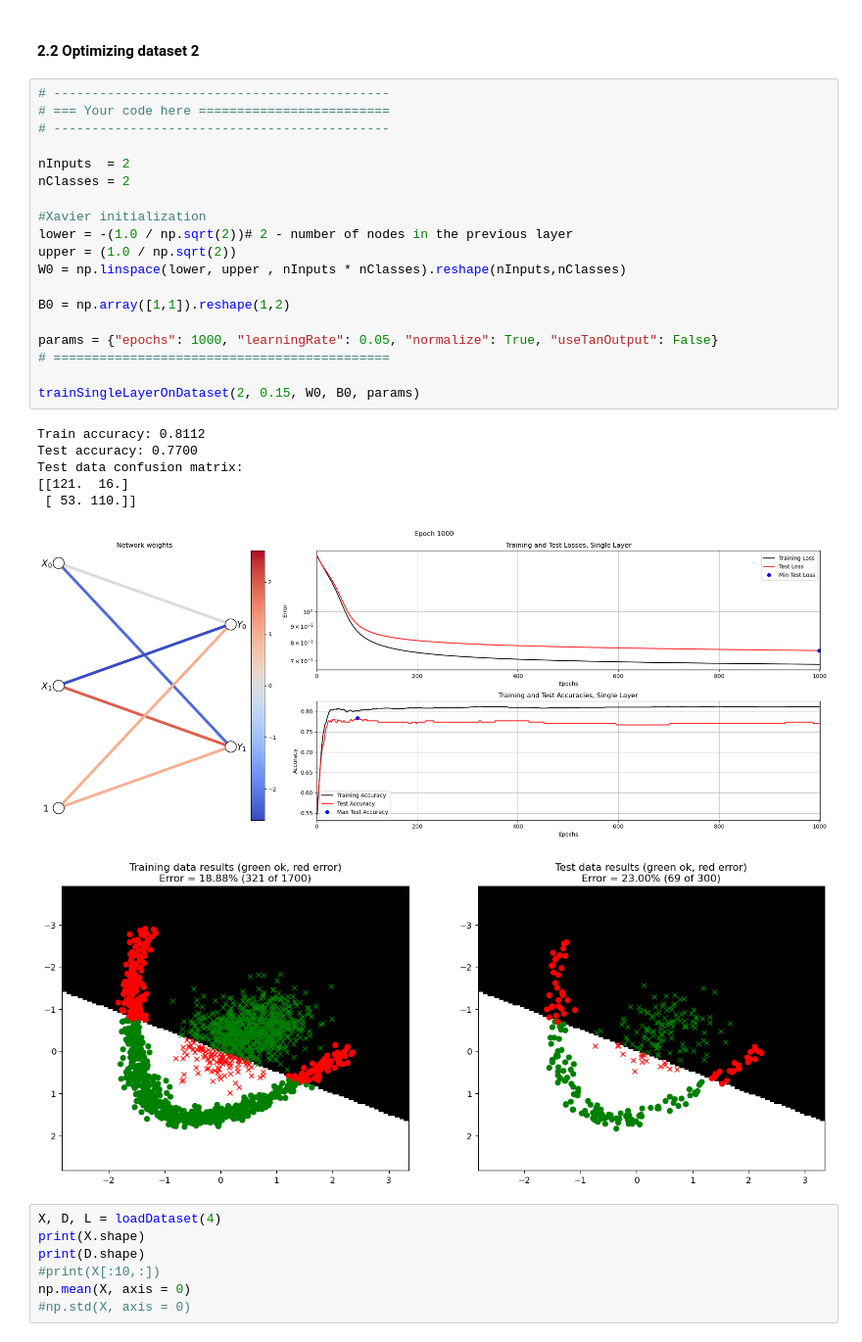
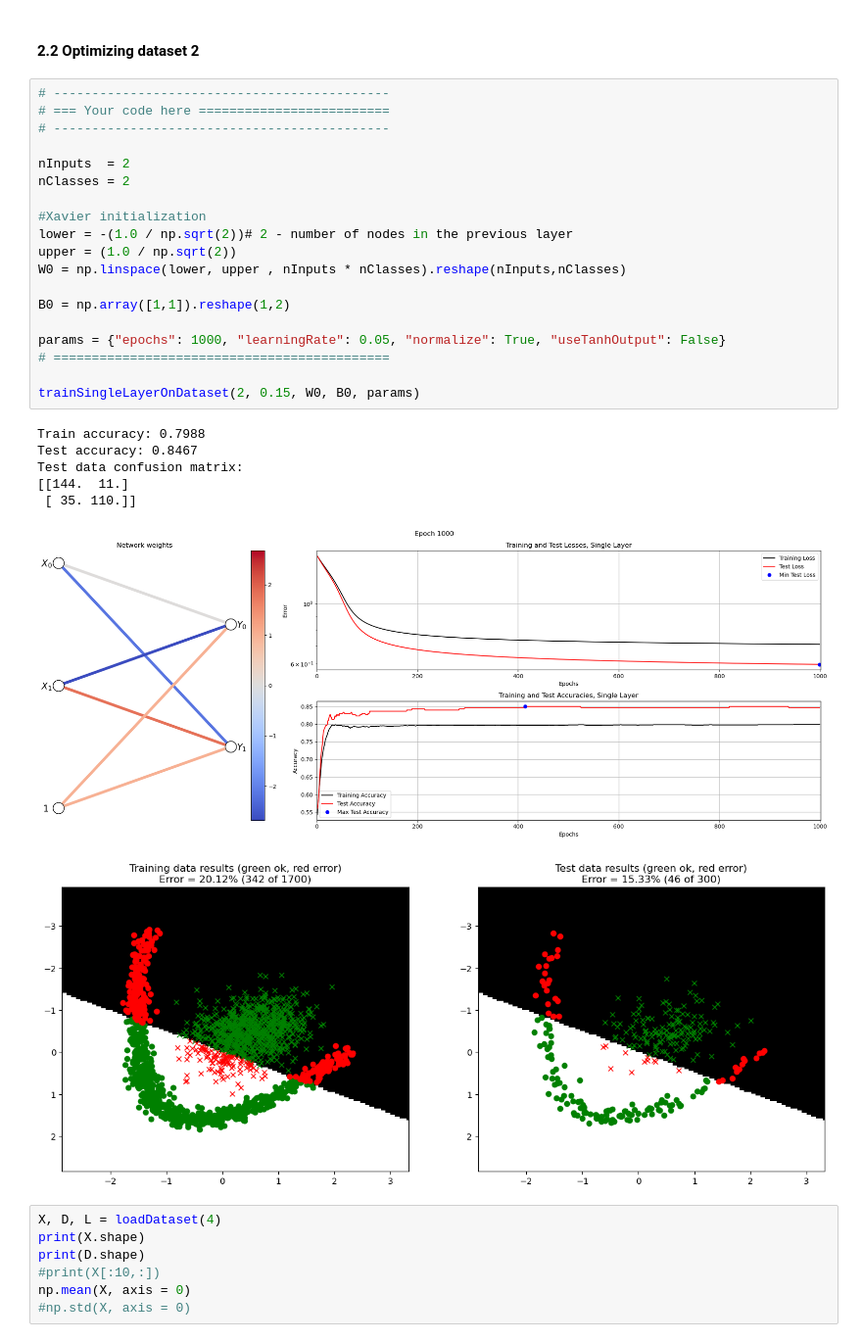
Before and after one commit to ash-rulz/NeuralNet, a Jupyter notebook: A1_Supervised/main2_SingleLayer.ipynb, the cells around one changed output. Shown at 98% size. Cells and saved outputs as stored; diff of their text form.

```diff
--- a/A1_Supervised/main2_SingleLayer.ipynb
+++ b/A1_Supervised/main2_SingleLayer.ipynb
@@ -488,30 +487,30 @@ When you have acheived a stable training, run it once with and once without norm
 # %%
 # --------------------------------------------
 # === Your code here =========================
 # --------------------------------------------
 
 nInputs  = 2
 nClasses = 2
 
 #Xavier initialization
 lower = -(1.0 / np.sqrt(2))# 2 - number of nodes in the previous layer
 upper = (1.0 / np.sqrt(2))
 W0 = np.linspace(lower, upper , nInputs * nClasses).reshape(nInputs,nClasses)
 
 B0 = np.array([1,1]).reshape(1,2)
 
-params = {"epochs": 1000, "learningRate": 0.05, "normalize": True, "useTanOutput": False}
+params = {"epochs": 1000, "learningRate": 0.05, "normalize": True, "useTanhOutput": False}
 # ============================================
 
 trainSingleLayerOnDataset(2, 0.15, W0, B0, params)
 # %% [output]
-Train accuracy: 0.8112
-Test accuracy: 0.7700
+Train accuracy: 0.7988
+Test accuracy: 0.8467
 Test data confusion matrix:
-[[121.  16.]
- [ 53. 110.]]
+[[144.  11.]
+ [ 35. 110.]]
-[figure, old version]
+[figure, new version]
-[figure, old version]
+[figure, new version]
 # %%
 X, D, L = loadDataset(4)
 print(X.shape)
```
Also changed, not shown: parts of 10 cells of this notebook.
